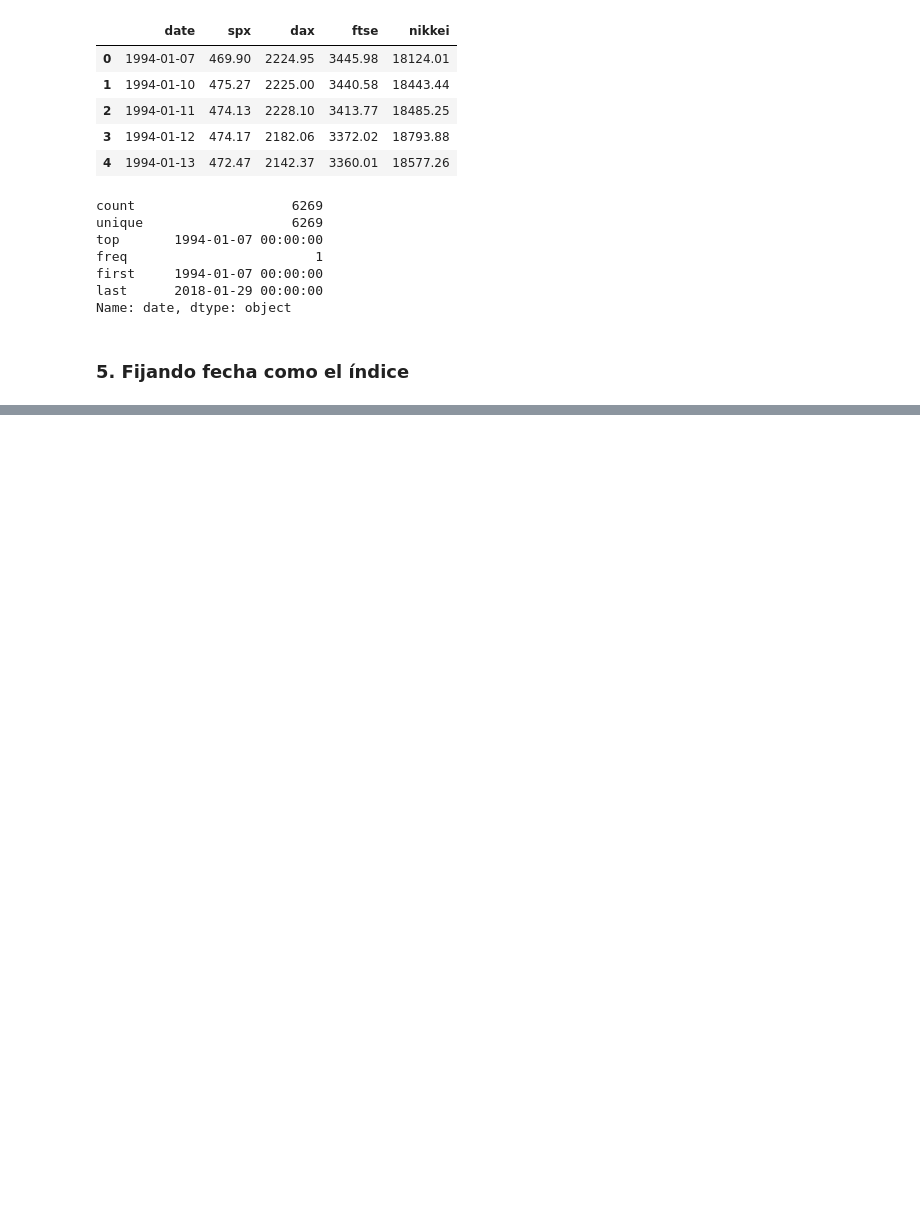
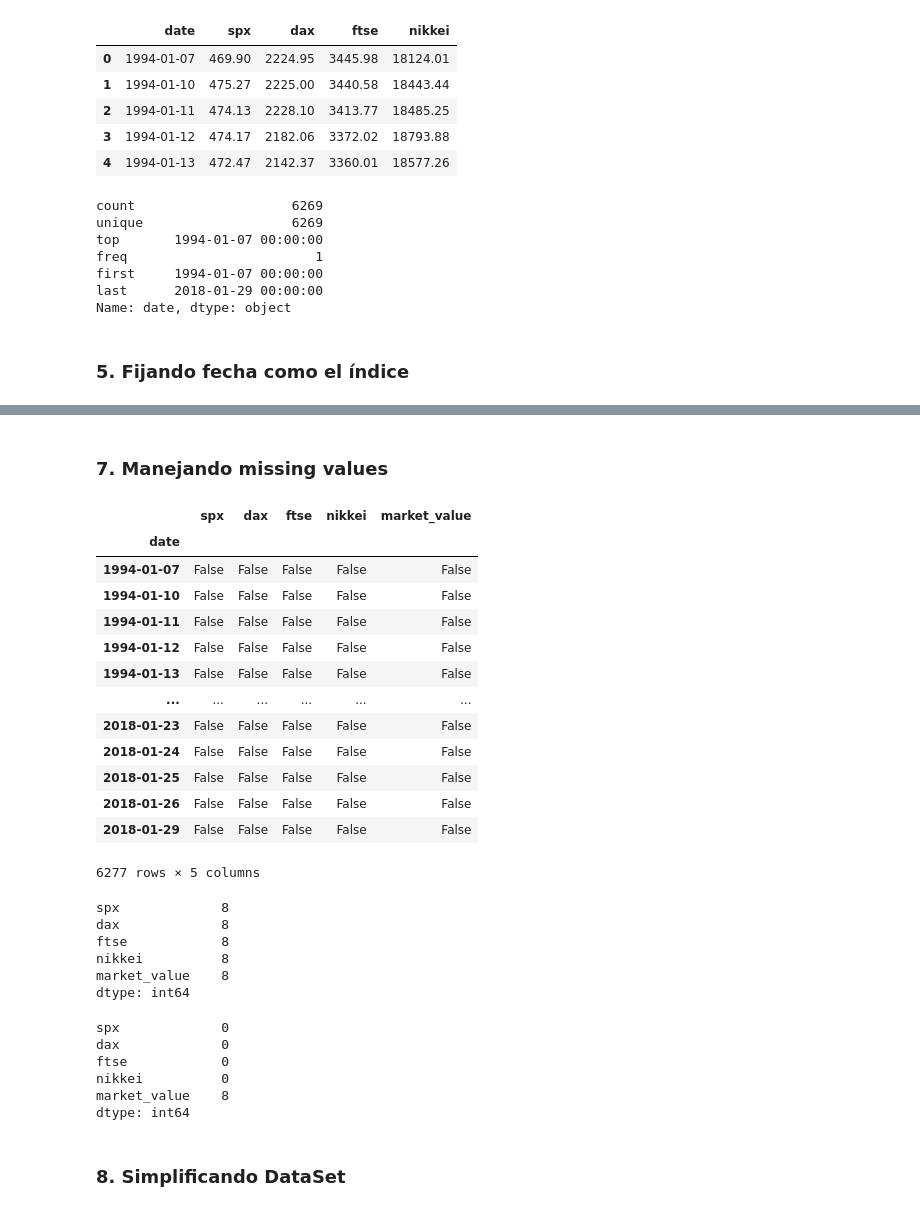
Before and after one commit to Randresil/TimeSeries_R_Python, a Jupyter notebook: 2_Python_Series_Temporales.ipynb, the cells around one changed output, grey strips where cells are left out. Drawn from its saved outputs; the diff is of its cells as text; code cells hidden in the pictures; blank space fills up the shorter version.

```diff
--- a/2_Python_Series_Temporales.ipynb
+++ b/2_Python_Series_Temporales.ipynb
@@ -73,3 +73,5 @@ last      2018-01-29 00:00:00
 Name: date, dtype: object
 # %% [markdown]
 ### 5. Fijando fecha como el índice
+# %%
+df.set_index('date', inplace = True) # Inplace permite que sea guardado
@@ -75,0 +90,9 @@ Name: date, dtype: object
+# %%
+# h de hourly
+# w weekly
+# d daily
+# b business days
+# m monthly
+# a annually
+
+df = df.asfreq('d')
@@ -75,0 +109,2 @@ Name: date, dtype: object
+# %%
+df = df.asfreq('b') # b se refiere a dias laborales (Lun-Vie)
@@ -75,0 +121,28 @@ Name: date, dtype: object
+# %% [markdown]
+### 7. Manejando missing values
+# %%
+df.isna()
+# %% [output]
+|  | spx | dax | ftse | nikkei | market_value |
+| date |  |  |  |  |  |
+| 1994-01-07 | False | False | False | False | False |
+| 1994-01-10 | False | False | False | False | False |
+| 1994-01-11 | False | False | False | False | False |
+| 1994-01-12 | False | False | False | False | False |
+| 1994-01-13 | False | False | False | False | False |
+| ... | ... | ... | ... | ... | ... |
+| 2018-01-23 | False | False | False | False | False |
+| 2018-01-24 | False | False | False | False | False |
+| 2018-01-25 | False | False | False | False | False |
+| 2018-01-26 | False | False | False | False | False |
+| 2018-01-29 | False | False | False | False | False |
+6277 rows × 5 columns
+# %%
+df.isna().sum()
+# %% [output]
+spx             8
+dax             8
+ftse            8
+nikkei          8
+market_value    8
+dtype: int64
@@ -75,0 +160,11 @@ Name: date, dtype: object
+# %%
+df.isna().sum()
+# %% [output]
+spx             0
+dax             0
+ftse            0
+nikkei          0
+market_value    8
+dtype: int64
+# %% [markdown]
+### 8. Simplificando DataSet
```
Also changed, not shown: parts of 21 cells of this notebook.
